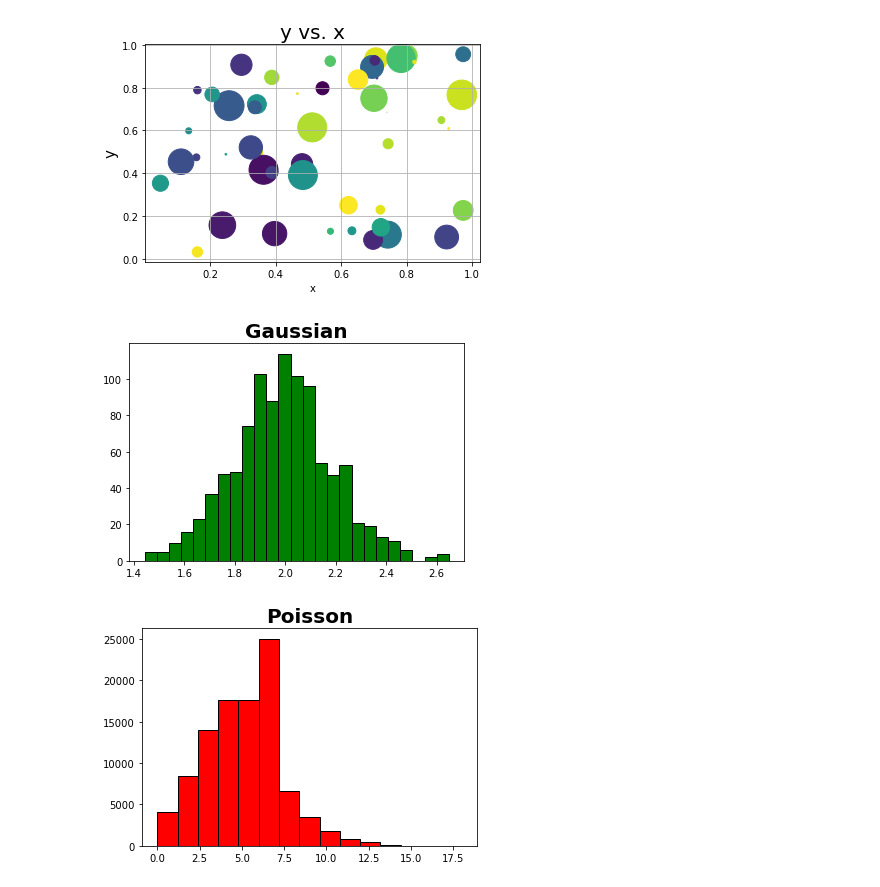
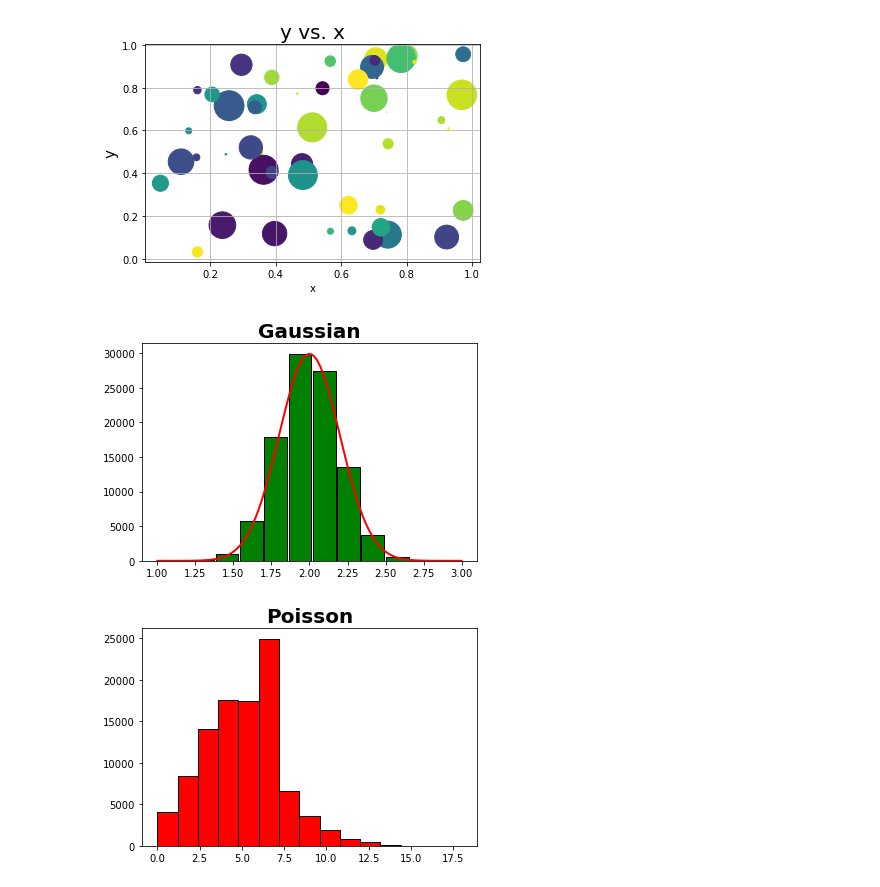
Before and after one commit to souticksaha21/Python_codes, a Jupyter notebook: Statistics.ipynb, the cells around one changed output. Saved outputs shown, nothing was run; the diff lists cells and outputs as text; code cells hidden in the pictures.

```diff
--- a/Statistics.ipynb
+++ b/Statistics.ipynb
@@ -27,15 +28,22 @@ plt.show()
 # %%
 #drawing gaussian random numbers
 mu=2
 sigma=0.2
-#1000 gaussian random numbers
-x1=np.random.normal(mu, sigma, 1000)
+N=10**5
+#N gaussian random numbers
+x1=np.random.normal(mu, sigma, N)
+xmin=mu-5*sigma
+xmax=mu+5*sigma
+dx=0.75*sigma
+x=np.linspace(xmin, xmax, 100) #100 equally spaced x points
+y=N*np.exp(-0.5*(x-mu)**2/sigma**2)/(sigma*(2*math.pi)**0.5)*dx
 #plotting x1
-plt.hist(x1,25,facecolor='g',edgecolor='k')
+plt.hist(x1,width=dx,facecolor='g',edgecolor='k')
+plt.plot(x,y,'r-',linewidth=2)
 plt.title("Gaussian", fontsize=20, fontweight='bold')
 plt.show()
 # %% [output]
-[figure, old version]
+[figure, new version]
 # %%
 #Generating poisson random variables
 mu=5
```
Also changed, not shown: parts of 3 cells of this notebook, 4 other files.
